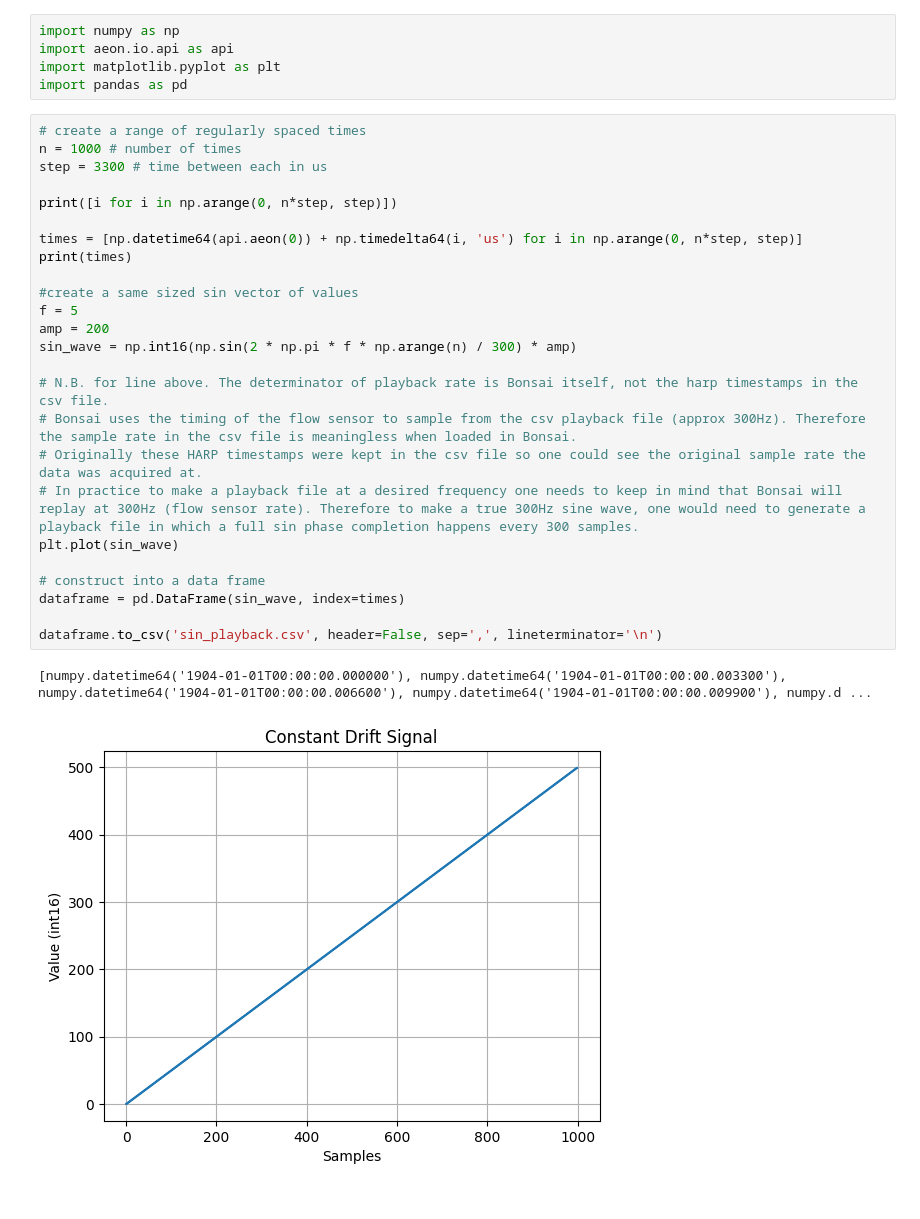
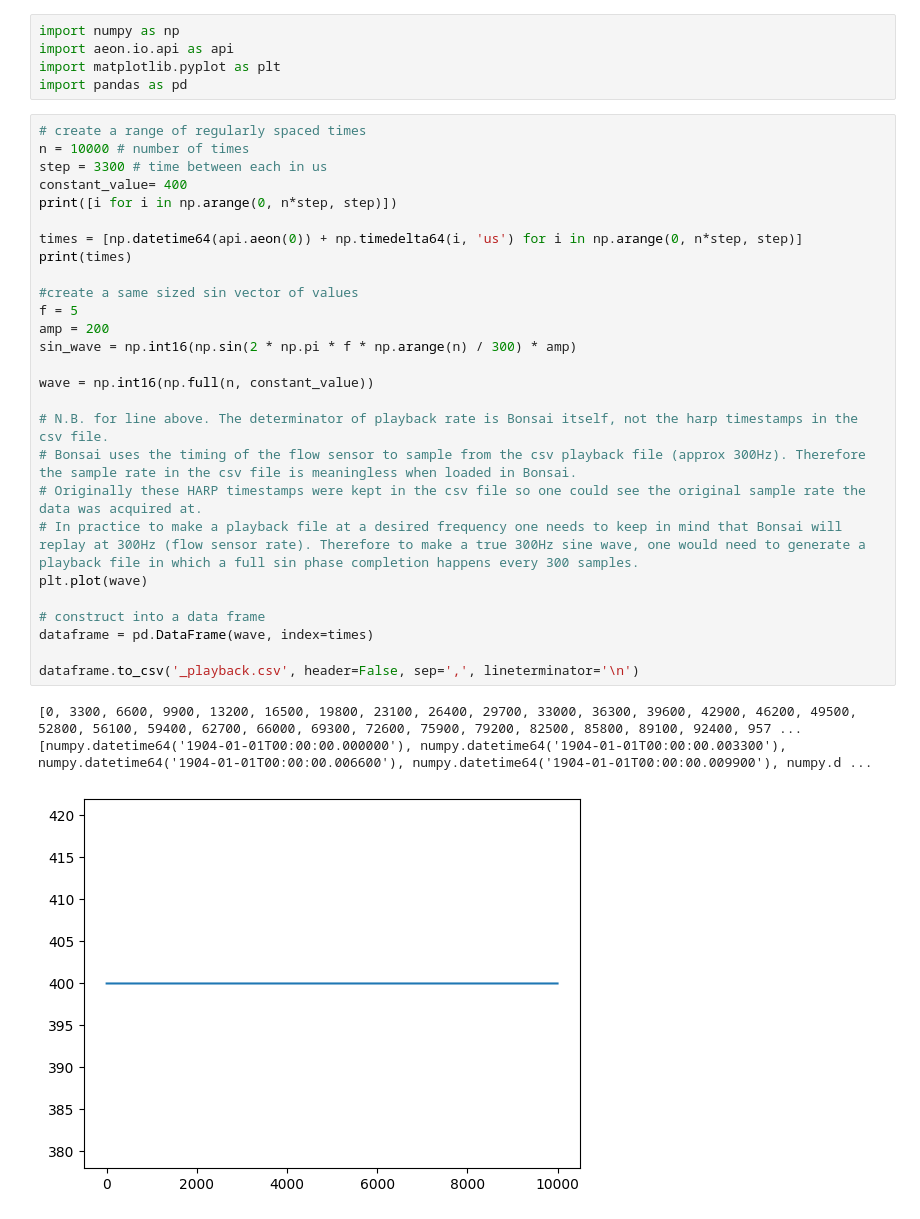
Before and after one commit to neurogears/vestibular-vr, a Jupyter notebook: analysis/sin_playback_example.ipynb, the cells around one changed output. Cells and saved outputs as stored; diff of their text form.

```diff
--- a/analysis/sin_playback_example.ipynb
+++ b/analysis/sin_playback_example.ipynb
@@ -5,29 +5,32 @@ import matplotlib.pyplot as plt
 import pandas as pd
 # %%
 # create a range of regularly spaced times
-n = 1000 # number of times
+n = 10000 # number of times
 step = 3300 # time between each in us
-
+constant_value= 400
 print([i for i in np.arange(0, n*step, step)])
 
 times = [np.datetime64(api.aeon(0)) + np.timedelta64(i, 'us') for i in np.arange(0, n*step, step)]
 print(times)
 
 #create a same sized sin vector of values
 f = 5
 amp = 200
 sin_wave = np.int16(np.sin(2 * np.pi * f * np.arange(n) / 300) * amp)
 
+wave = np.int16(np.full(n, constant_value))
+
 # N.B. for line above. The determinator of playback rate is Bonsai itself, not the harp timestamps in the csv file.
 # Bonsai uses the timing of the flow sensor to sample from the csv playback file (approx 300Hz). Therefore the sample rate in the csv file is meaningless when loaded in Bonsai.
 # Originally these HARP timestamps were kept in the csv file so one could see the original sample rate the data was acquired at.
 # In practice to make a playback file at a desired frequency one needs to keep in mind that Bonsai will replay at 300Hz (flow sensor rate). Therefore to make a true 300Hz sine wave, one would need to generate a playback file in which a full sin phase completion happens every 300 samples.
-plt.plot(sin_wave)
+plt.plot(wave)
 
 # construct into a data frame
-dataframe = pd.DataFrame(sin_wave, index=times)
+dataframe = pd.DataFrame(wave, index=times)
 
-dataframe.to_csv('sin_playback.csv', header=False, sep=',', lineterminator='\n')
+dataframe.to_csv('_playback.csv', header=False, sep=',', lineterminator='\n')
 # %% [output]
+[0, 3300, 6600, 9900, 13200, 16500, 19800, 23100, 26400, 29700, 33000, 36300, 39600, 42900, 46200, 49500, 52800, 56100, 59400, 62700, 66000, 69300, 72600, 75900, 79200, 82500, 85800, 89100, 92400, 957 ...
 [numpy.datetime64('1904-01-01T00:00:00.000000'), numpy.datetime64('1904-01-01T00:00:00.003300'), numpy.datetime64('1904-01-01T00:00:00.006600'), numpy.datetime64('1904-01-01T00:00:00.009900'), numpy.d ...
-[figure, old version]
+[figure, new version]
```
Also changed, not shown: 1 other file.
